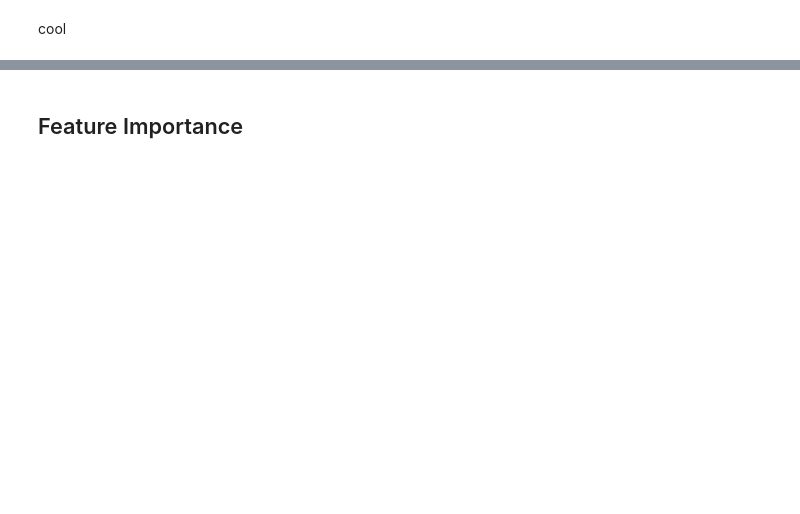
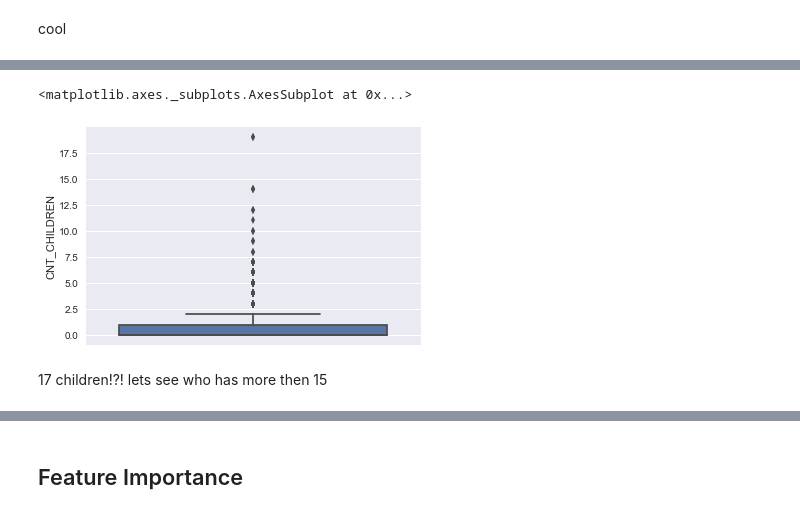
Before and after one commit to Naihan/TCDS, a Jupyter notebook: master/notebooks/loans_master.ipynb, the cells around one changed output, grey strips where cells are left out. Cells and saved outputs as stored; diff of their text form; code cells hidden in the pictures; blank space fills up the shorter version.

```diff
--- a/master/notebooks/loans_master.ipynb
+++ b/master/notebooks/loans_master.ipynb
@@ -492,0 +529,4 @@ for col in missing_columns.index:
+# %%
+for col in missing_columns.index:
+    if col in missing_columns[(missing_columns['Missing Values'] > 1021)].index.tolist():
+        master_df = one_hot_by_classify(df=master_df,x_label=col,y_label='TARGET', max_depth=3)
@@ -495,7 +553,7 @@ Delete all the rows that below 1021 of data
 # %%
 print(str(len(master_df)))
 master_df.dropna(subset=
-                 (missing_columns['Missing Values'] <= 1021).keys().tolist()
+                 missing_columns[(missing_columns['Missing Values'] <= 1021)].index.tolist()
                  , inplace=True)
 print(str(len(master_df)))
 # %% [output]
@@ -504,7 +562,7 @@ print(str(len(master_df)))
 # %% [markdown]
 Do one hot encoding for the data
 # %%
-master_df = pd.get_dummies(master_df)
+# master_df = pd.get_dummies(master_df, dummy_na=True)
 # %% [markdown]
 do we have missing values?
 # %%
@@ -517,0 +582,2 @@ cool
+# %%
+outlier_df = master_df.copy()
@@ -517,0 +612,7 @@ cool
+# %%
+sns.boxplot(y=outlier_df['CNT_CHILDREN'])
+# %% [output]
+<matplotlib.axes._subplots.AxesSubplot at 0x...>
+[figure, added]
+# %% [markdown]
+17 children!?! lets see who has more then 15
```
Also changed, not shown: parts of 168 cells of this notebook, 1 other file.
